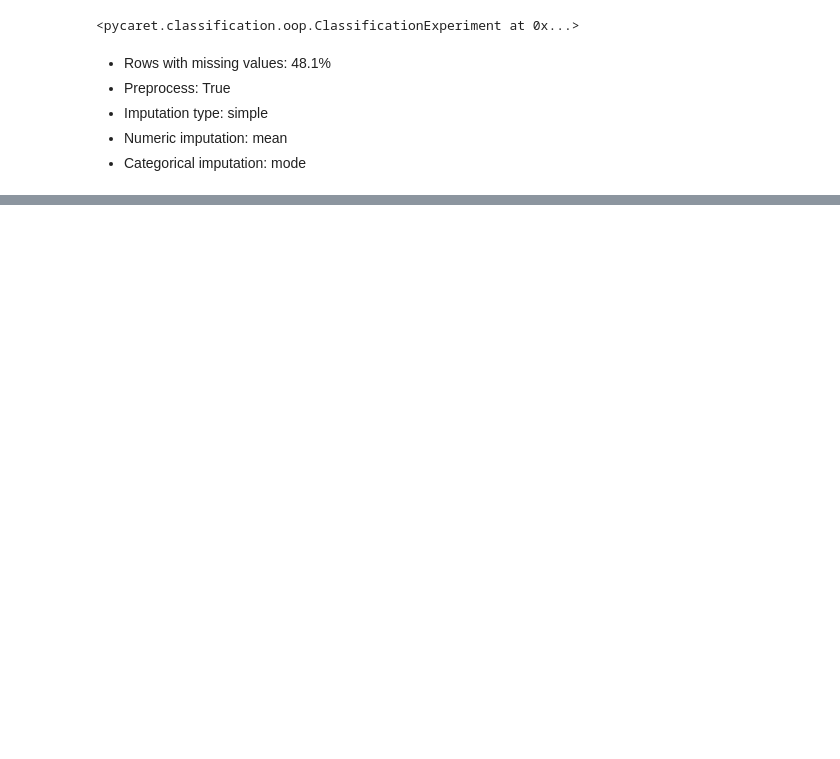
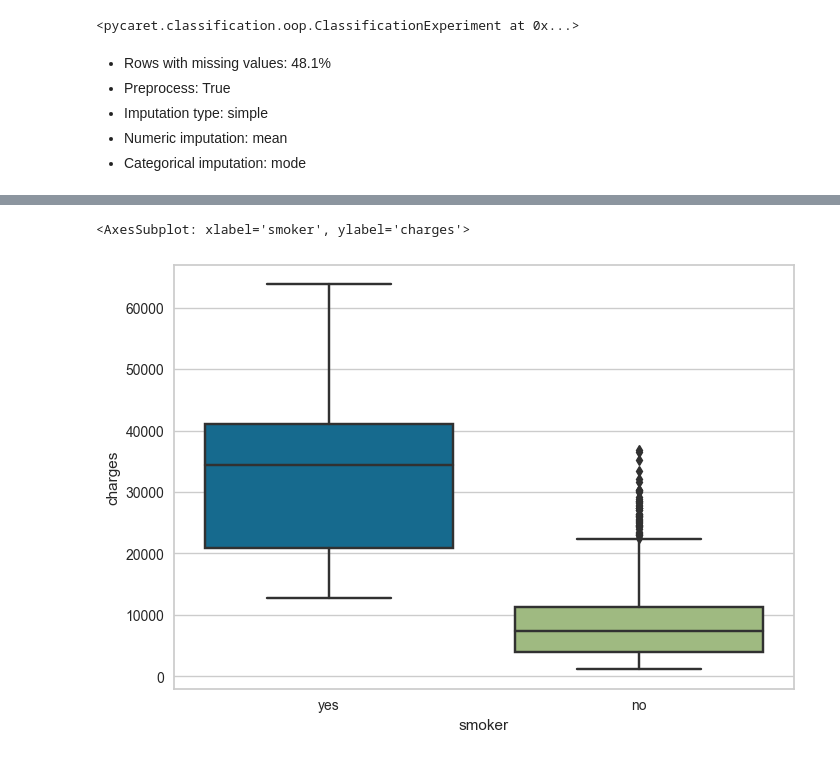
Before and after one commit to aleuse/pycaret, a Jupyter notebook: pycaret.ipynb, the cells around one changed output, grey strips where cells are left out. Cells and saved outputs as stored; diff of their text form; code cells hidden in the pictures; blank space fills up the shorter version.

```diff
--- a/pycaret.ipynb
+++ b/pycaret.ipynb
@@ -410,0 +765,3 @@ hepatitis
+# %%
+from pycaret.datasets import get_data
+insurance = get_data('insurance')
@@ -410,0 +775,5 @@ hepatitis
+# %%
+sns.boxplot(data=insurance, x='smoker', y='charges')
+# %% [output]
+<AxesSubplot: xlabel='smoker', ylabel='charges'>
+[figure, added]
```
Also changed, not shown: parts of 42 cells of this notebook, 5 other files.
